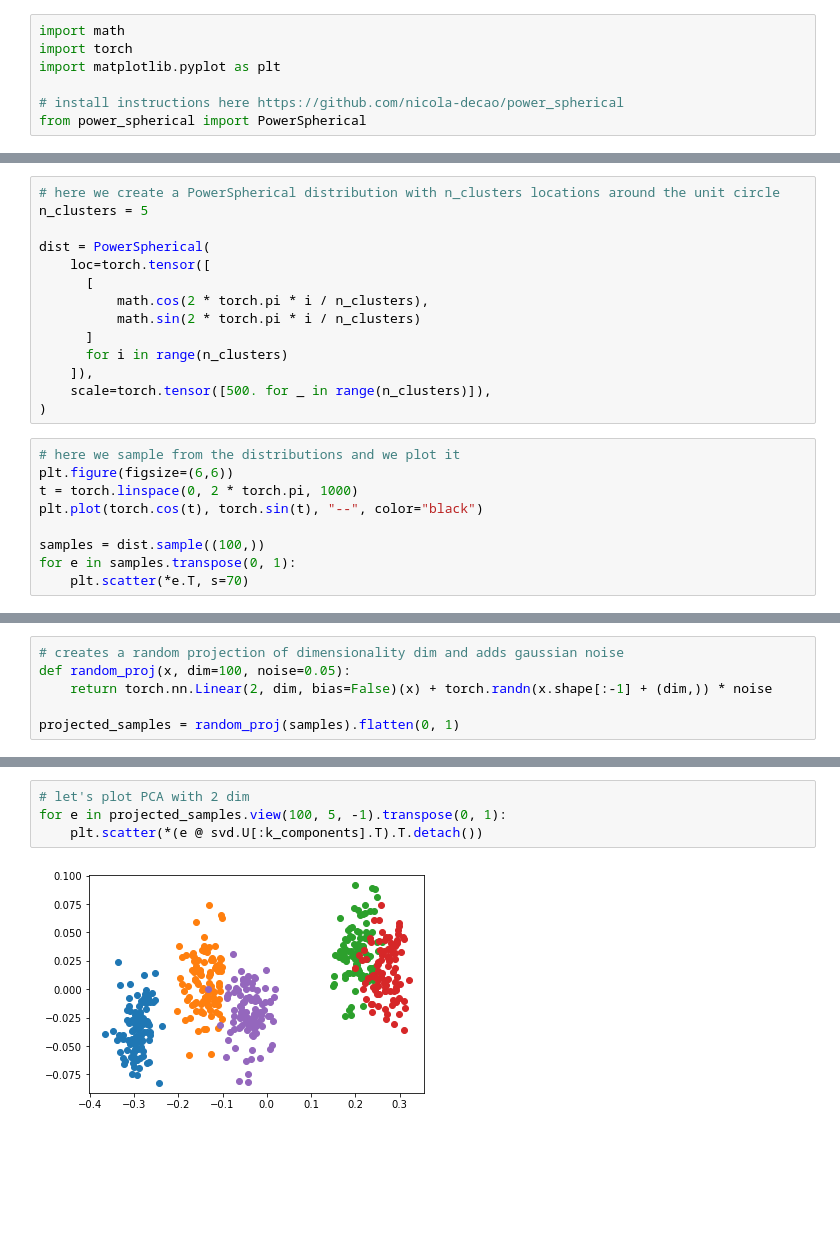
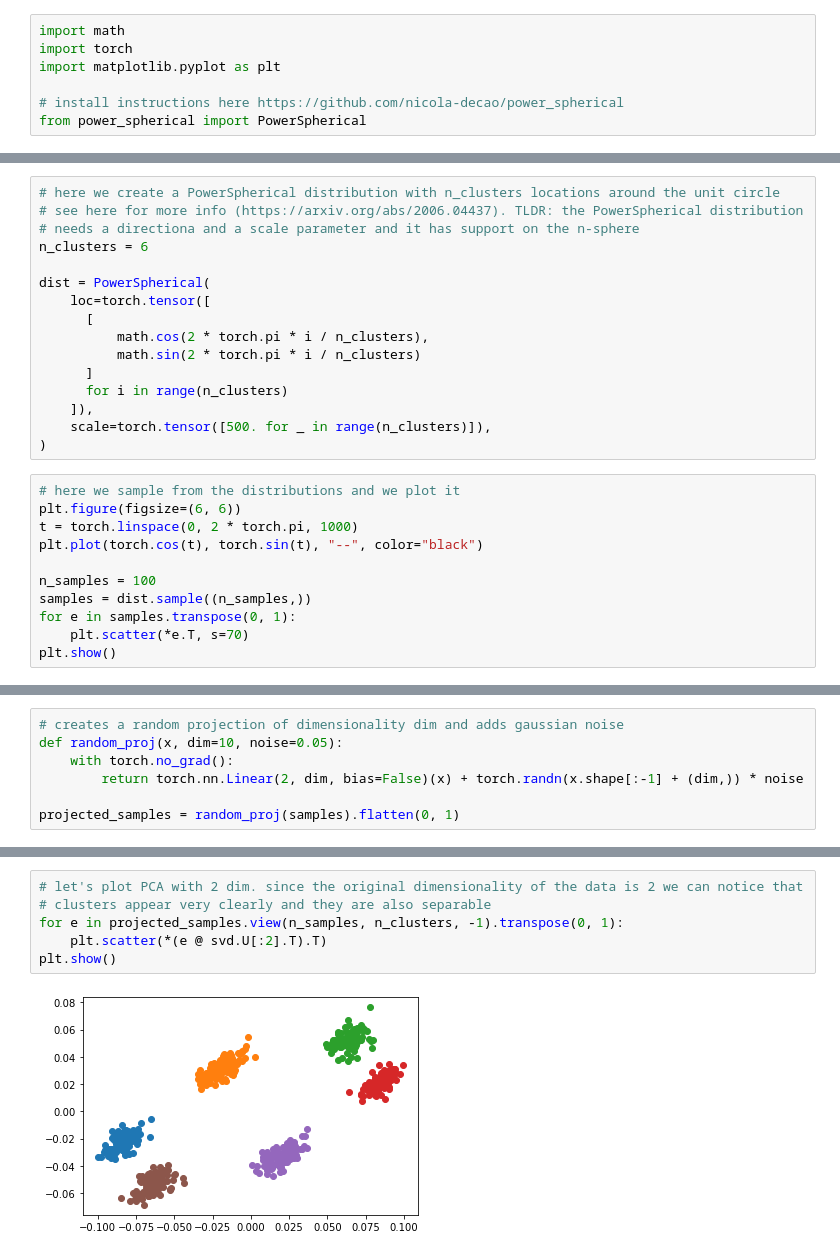
Before and after one commit to LouisCastricato/Modal-Collapse-Experiments, a Jupyter notebook: ToyExample.ipynb, the cells around one changed output, grey strips where cells are left out. Drawn from its saved outputs; the diff is of its cells as text; blank space fills up the shorter version.

```diff
--- a/ToyExample.ipynb
+++ b/ToyExample.ipynb
@@ -14,6 +18,8 @@ from power_spherical import PowerSpherical
 # %%
 # here we create a PowerSpherical distribution with n_clusters locations around the unit circle
-n_clusters = 5
+# see here for more info (https://arxiv.org/abs/2006.04437). TLDR: the PowerSpherical distribution
+# needs a directiona and a scale parameter and it has support on the n-sphere
+n_clusters = 6
 
 dist = PowerSpherical(
     loc=torch.tensor([
@@ -27,11 +33,13 @@ dist = PowerSpherical(
 )
 # %%
 # here we sample from the distributions and we plot it
-plt.figure(figsize=(6,6))
+plt.figure(figsize=(6, 6))
 t = torch.linspace(0, 2 * torch.pi, 1000)
 plt.plot(torch.cos(t), torch.sin(t), "--", color="black")
 
-samples = dist.sample((100,))
+n_samples = 100
+samples = dist.sample((n_samples,))
 for e in samples.transpose(0, 1):
     plt.scatter(*e.T, s=70)
+plt.show()
 # %% [output]
@@ -39,7 +47,8 @@ for e in samples.transpose(0, 1):
 # %%
 # creates a random projection of dimensionality dim and adds gaussian noise
-def random_proj(x, dim=100, noise=0.05):
-    return torch.nn.Linear(2, dim, bias=False)(x) + torch.randn(x.shape[:-1] + (dim,)) * noise
+def random_proj(x, dim=10, noise=0.05):
+    with torch.no_grad():
+        return torch.nn.Linear(2, dim, bias=False)(x) + torch.randn(x.shape[:-1] + (dim,)) * noise
 
 projected_samples = random_proj(samples).flatten(0, 1)
 # %%
@@ -67,6 +74,8 @@ svd.U * (svd.S * (svd.S >= svd.S.topk(k_components).values[-1]).float()) @ svd.V
 # %%
-# let's plot PCA with 2 dim
-for e in projected_samples.view(100, 5, -1).transpose(0, 1):
-    plt.scatter(*(e @ svd.U[:k_components].T).T.detach())
+# let's plot PCA with 2 dim. since the original dimensionality of the data is 2 we can notice that
+# clusters appear very clearly and they are also separable
+for e in projected_samples.view(n_samples, n_clusters, -1).transpose(0, 1):
+    plt.scatter(*(e @ svd.U[:2].T).T)
+plt.show()
 # %% [output]
-[figure, old version]
+[figure, new version]
```
Also changed, not shown: parts of 4 cells of this notebook.
